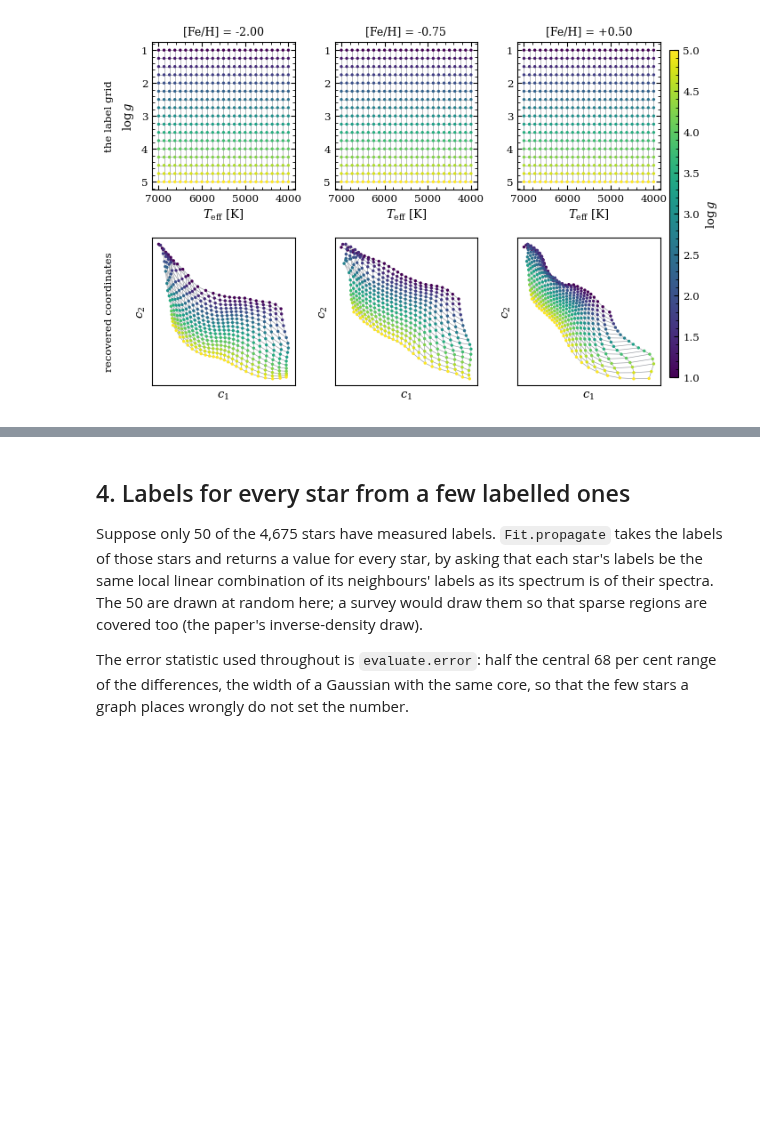
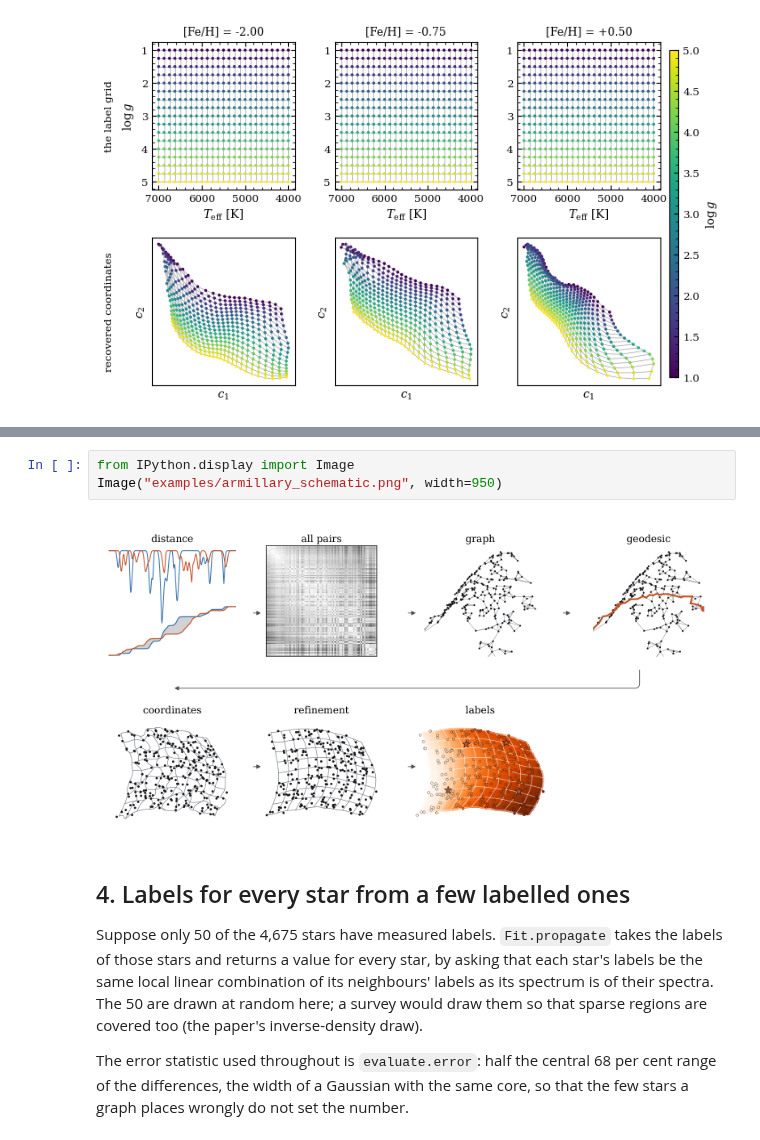
Before and after one commit to tingyuansen/armillary, a Jupyter notebook: armillary_tutorial.ipynb, the cells around one changed output, grey strips where cells are left out. Cells and saved outputs as stored; diff of their text form; blank space fills up the shorter version.

Commit message:
Tutorial: the schematic embedded, the error-weighted distance on structured noise; repository renamed armillary
Co-Authored-By: Claude Opus 5 <noreply@anthropic.com>

```diff
--- a/armillary_tutorial.ipynb
+++ b/armillary_tutorial.ipynb
@@ -85,6 +83,11 @@ The figure below (Figure 1 of the paper) sketches what happened inside `fit` and
 7. **labels** — the labels of four stars (the orange stars) spread to every other star through the same local weights.
 
 The `Fit` returned by `fit` keeps every one of these products: `F.features` (step 1), `F.nbr` and `F.dist` (the neighbours and distances), `F.lattice` (step 3), `F.landmarks` and `F.eigenvalues`, `F.C_geo` (step 5), `F.W` and `F.C` (step 6); `F.propagate` is step 7.
+# %%
+from IPython.display import Image
+Image("examples/armillary_schematic.png", width=950)
+# %% [output]
+[figure, added]
 # %% [markdown]
 ## 4. Labels for every star from a few labelled ones
 
```
Also changed, not shown: parts of 5 cells of this notebook, 2 other files.
